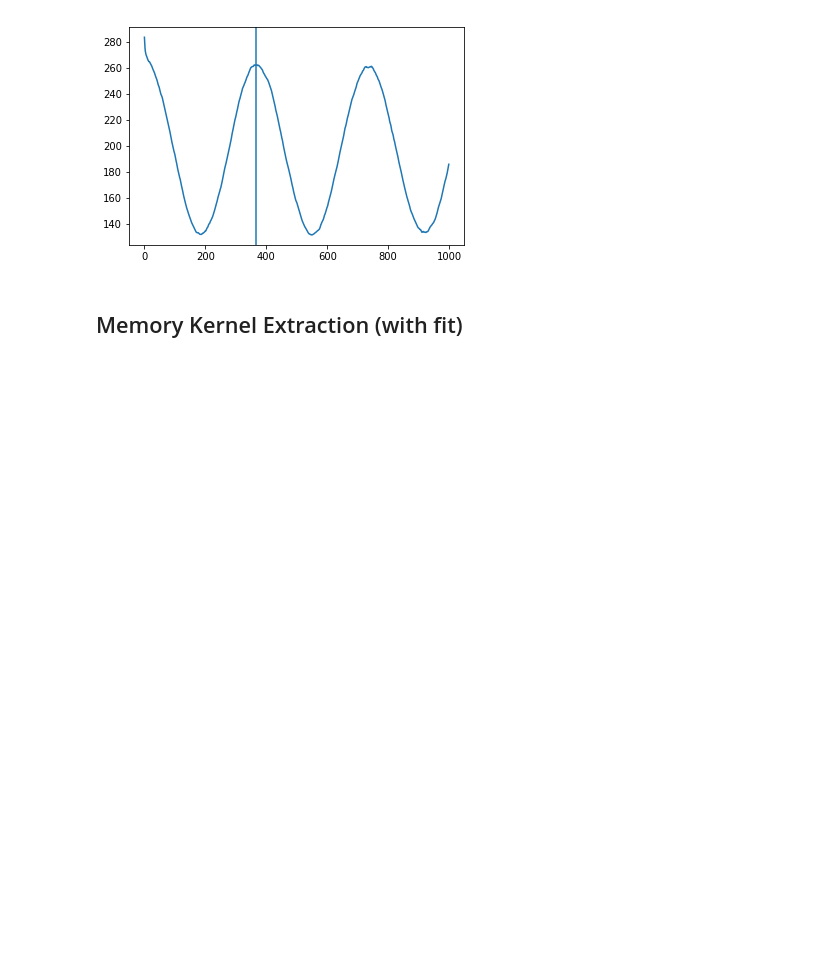
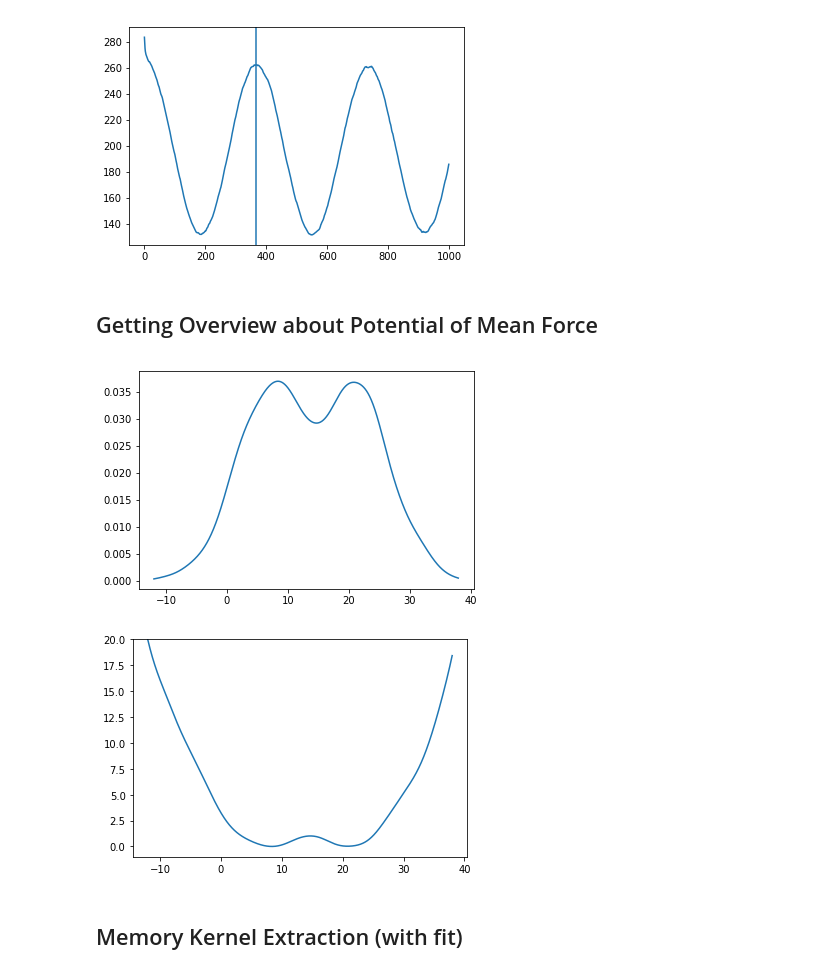
Before and after one commit to hkiefer/mempred, a Jupyter notebook: example/Example Temperature.ipynb, the cells around one changed output. Cells and saved outputs as stored; diff of their text form; code cells hidden in the pictures; blank space fills up the shorter version.

```diff
--- a/example/Example Temperature.ipynb
+++ b/example/Example Temperature.ipynb
@@ -45,6 +46,33 @@ plt.axvline(x=365)
 # %% [output]
 <matplotlib.lines.Line2D at 0x...>
 [figure]
+# %% [markdown]
+## Getting Overview about Potential of Mean Force
+# %%
+from scipy import stats
+
+xf=xframe(data['maxtempC'],data.index,fix_time=True)
+xvaf=compute_va(xf,correct_jumps=True)
+
+corrv = correlation(xvaf['v'])
+kT = corrv[0]
+
+gauss_kernel = stats.gaussian_kde(data['maxtempC'])
+pos = np.arange(np.min(data['maxtempC']),np.max(data['maxtempC']),0.01)
+Z = np.reshape(gauss_kernel(pos),len(pos)) #histogram via kernel density estimator
+
+plt.plot(pos,Z)
+plt.show()
+fe=-np.log(Z[np.nonzero(Z)])*kT
+fe -=np.min(fe)
+
+
+plt.plot(pos,fe)
+plt.ylim(-1,20)
+plt.show()
+# %% [output]
+[figure, added]
+[figure, added]
 # %% [markdown]
 ## Memory Kernel Extraction (with fit)
 # %%
```
Also changed, not shown: parts of 9 cells of this notebook, 5 other files.
